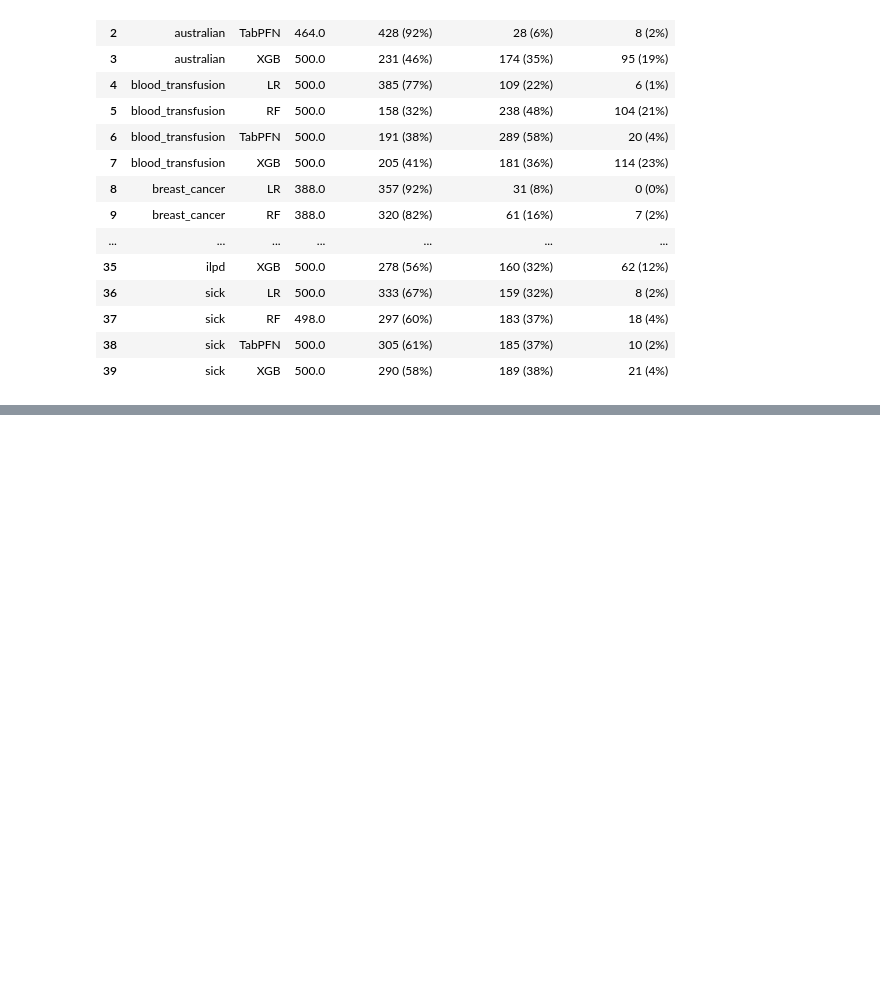
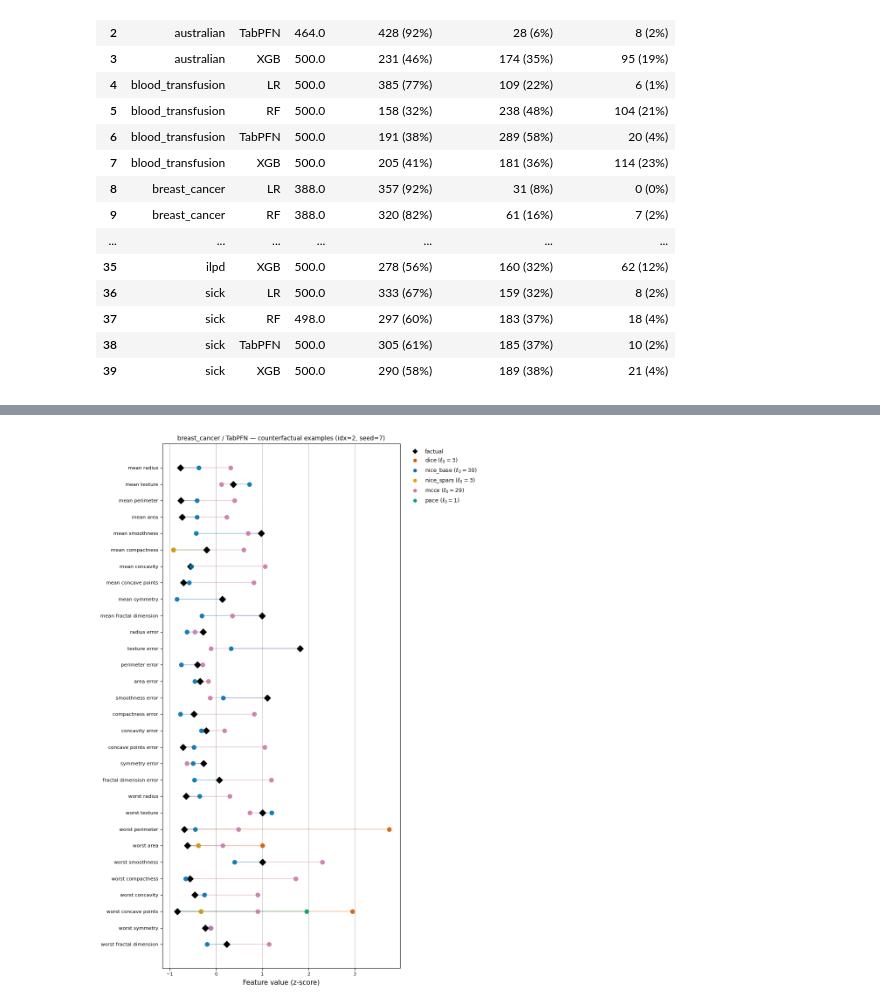
Before and after one commit to leonidaschristodoulou/cf-proposal, a Jupyter notebook: cfprop_plots.ipynb, the cells around one changed output, grey strips where cells are left out. Cells and saved outputs as stored; diff of their text form; code cells hidden in the pictures; blank space fills up the shorter version.

```diff
--- a/cfprop_plots.ipynb
+++ b/cfprop_plots.ipynb
@@ -1542,0 +1743,61 @@ display(display_tbl)
+# %%
+# ─── Dot plot: breast_cancer — per-feature CF values in z-score space ────────
+feat_names = ds_bc.num_cols   # 30 numeric features, no categoricals
+n_feats = len(feat_names)
+
+X_all  = ds_bc.X_df[feat_names].to_numpy(dtype=float)
+f_mean = X_all.mean(axis=0)
+f_std  = X_all.std(axis=0);  f_std[f_std < 1e-9] = 1.0
+
+def _z(i, val): return (val - f_mean[i]) / f_std[i]
+
+y_arr = np.arange(n_feats, dtype=float)
+f_z   = np.array([_z(i, x_f_bc[feat_names[i]]) for i in range(n_feats)])
+
+fig, ax = plt.subplots(figsize=(9, n_feats * 0.38 + 1.5))
+ax.scatter(f_z, y_arr, color="black", s=55, zorder=6, marker="D", label="factual")
+
+for method in methods:
+    if method not in cf_bc:
+        continue
+    xcf = cf_bc[method]
+    for i, feat in enumerate(feat_names):
+        val = xcf.get(feat, x_f_bc[feat])
+        z   = _z(i, val)
+        if abs(val - x_f_bc[feat]) > 1e-4:
+            ax.annotate("", xy=(z, y_arr[i]), xytext=(f_z[i], y_arr[i]),
+                        arrowprops=dict(arrowstyle="-", color=COLORS[method],
+                                        lw=1.0, alpha=0.5))
+            ax.scatter([z], [y_arr[i]], color=COLORS[method], s=45, zorder=7,
+                       alpha=0.9, marker="o")
+
+ax.set_yticks(y_arr)
+ax.set_yticklabels(feat_names, fontsize=8)
+ax.invert_yaxis()
+ax.set_xlabel("Feature value (z-score)", fontsize=11)
+ax.axvline(0, color="gray", linewidth=0.5, alpha=0.4)
+
+# Legend: include per-method l0
+_inst = df[(df["dataset"]=="breast_cancer") & (df["model"]=="TabPFN")
+           & (df["idx"]==2) & (df["seed"]==7) & (df["flip_ok"]==1)]
+_l0 = {r["method"]: int(r["l0"]) for _, r in _inst.iterrows()}
+legend_handles = [
+    Line2D([0],[0], marker="D", color="w", markerfacecolor="black", markersize=7, label="factual")
+] + [
+    Line2D([0],[0], marker="o", color="w", markerfacecolor=COLORS[m], markersize=7,
+           label=fr"{m} ($\ell_0={_l0.get(m, '?')}$)")
+    for m in methods if m in cf_bc
+]
+ax.legend(handles=legend_handles, frameon=False, fontsize=9,
+          bbox_to_anchor=(1.02, 1.0), loc="upper left")
+
+ax.set_facecolor("white")
+fig.patch.set_facecolor("white")
+ax.grid(True, axis="x", linewidth=0.5, alpha=0.4, color="black")
+ax.tick_params(axis="both", which="both", width=0.8, labelsize=8)
+ax.set_title("breast_cancer / TabPFN — counterfactual examples (idx=2, seed=7)", fontsize=10)
+#plt.tight_layout()
+fig.savefig(data_in + "_cf_example_breast_cancer.pdf", format="pdf", dpi=300, bbox_inches="tight")
+fig.show()
+# %% [output]
+[figure, added]
```
Also changed, not shown: parts of 14 cells of this notebook, 32 other files.
